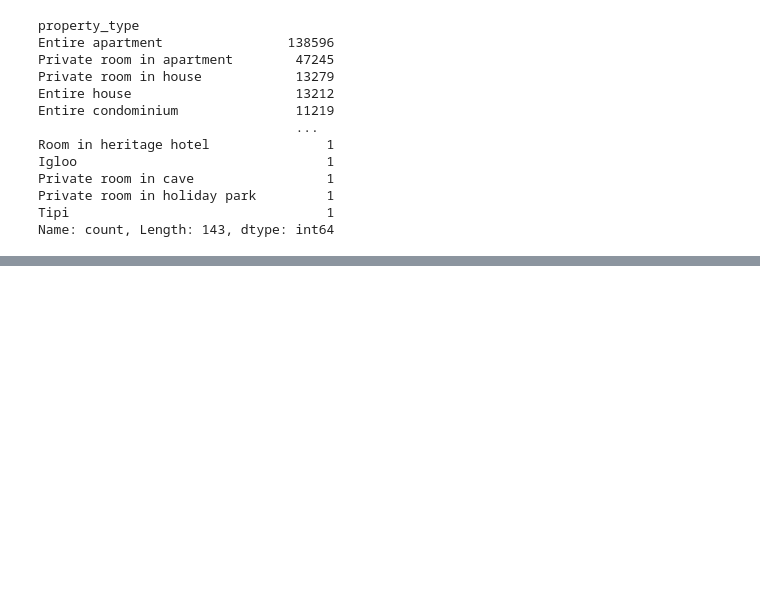
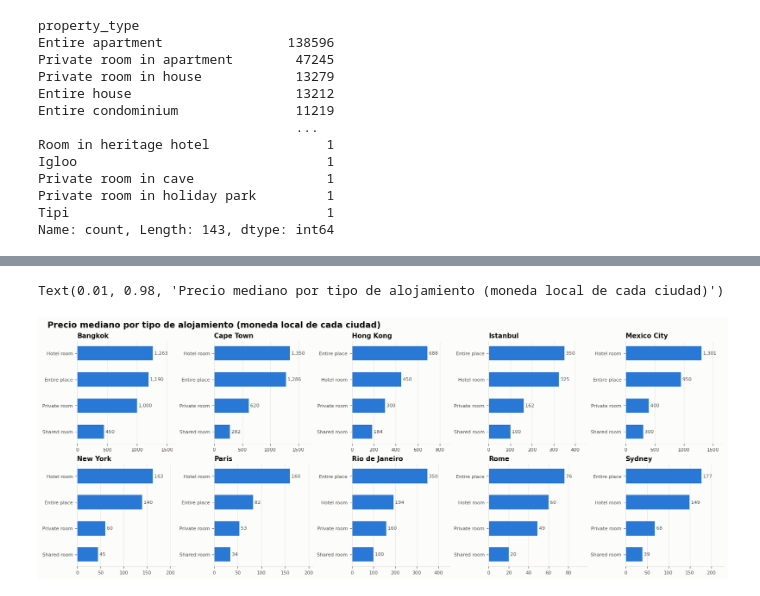
Before and after one commit to PabloArrHdez/Python, a Jupyter notebook: AirBnb/notebook.ipynb, the cells around one changed output, grey strips where cells are left out. Drawn from its saved outputs; the diff is of its cells as text; code cells hidden in the pictures; blank space fills up the shorter version.

```diff
--- a/AirBnb/notebook.ipynb
+++ b/AirBnb/notebook.ipynb
@@ -380,0 +442,17 @@ listings_exploratory = pd.read_csv(
+# %%
+## 1C. Precio mediano por tipo de alojamiento (cada ciudad con su propia escala y moneda) ##
+fig, axes = plt.subplots(2, 5, figsize=(16, 6), constrained_layout=True)
+for ax, c in zip(axes.flat, ciudades):
+    s = listings_exploratory[listings_exploratory["city"] == c].groupby("room_type")["price"].median().sort_values()
+    ax.barh(s.index, s.values, color=AZUL, height=0.55)
+    for y, v in enumerate(s.values):
+        ax.text(v, y, f" {v:,.0f}", va="center", fontsize=8, color=TXT2)
+    ax.set_title(c, fontsize=11)
+    ax.set_xlim(0, s.max() * 1.3)
+    ax.grid(axis="y", visible=False)
+    ax.tick_params(labelsize=8)
+fig.suptitle("Precio mediano por tipo de alojamiento (moneda local de cada ciudad)",
+             x=0.01, ha="left", fontsize=14, fontweight="bold")
+# %% [output]
+Text(0.01, 0.98, 'Precio mediano por tipo de alojamiento (moneda local de cada ciudad)')
+[figure, added]
```
Also changed, not shown: parts of 9 cells of this notebook.
